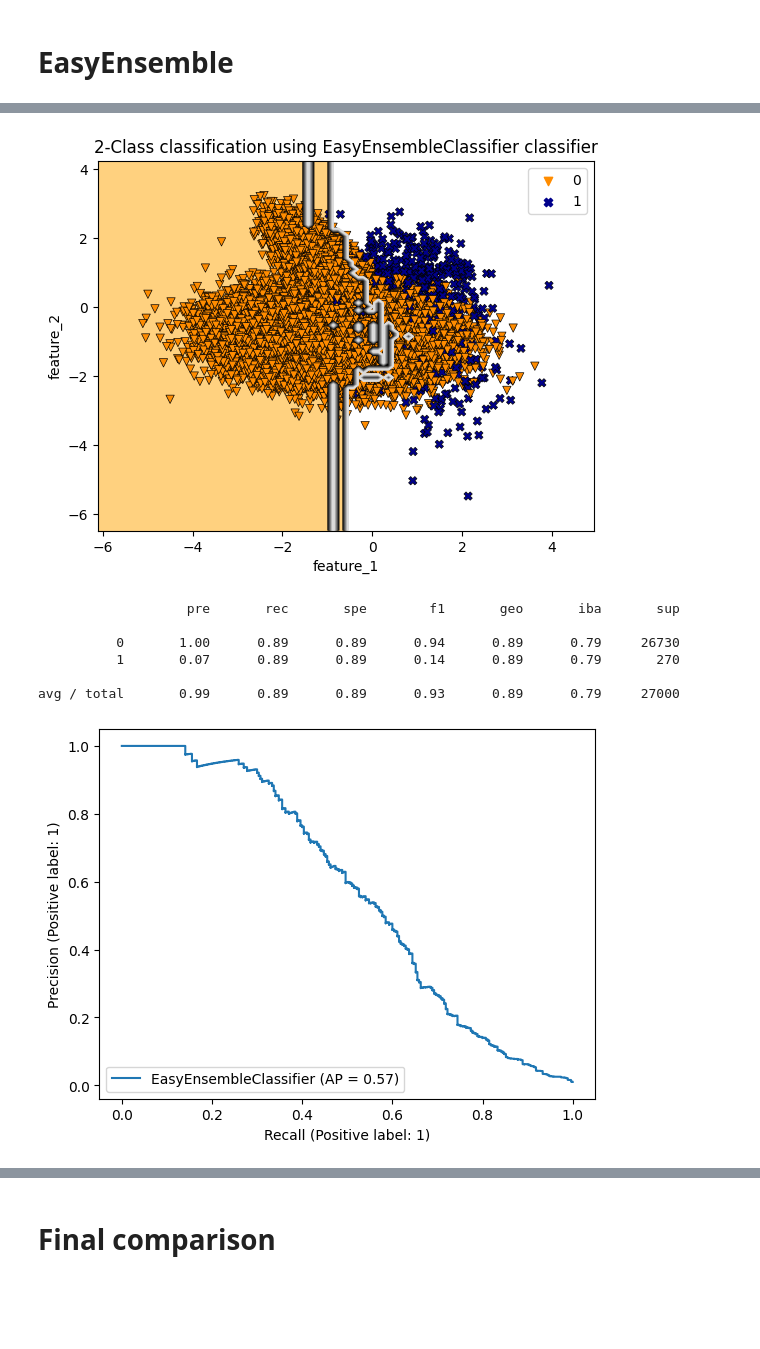
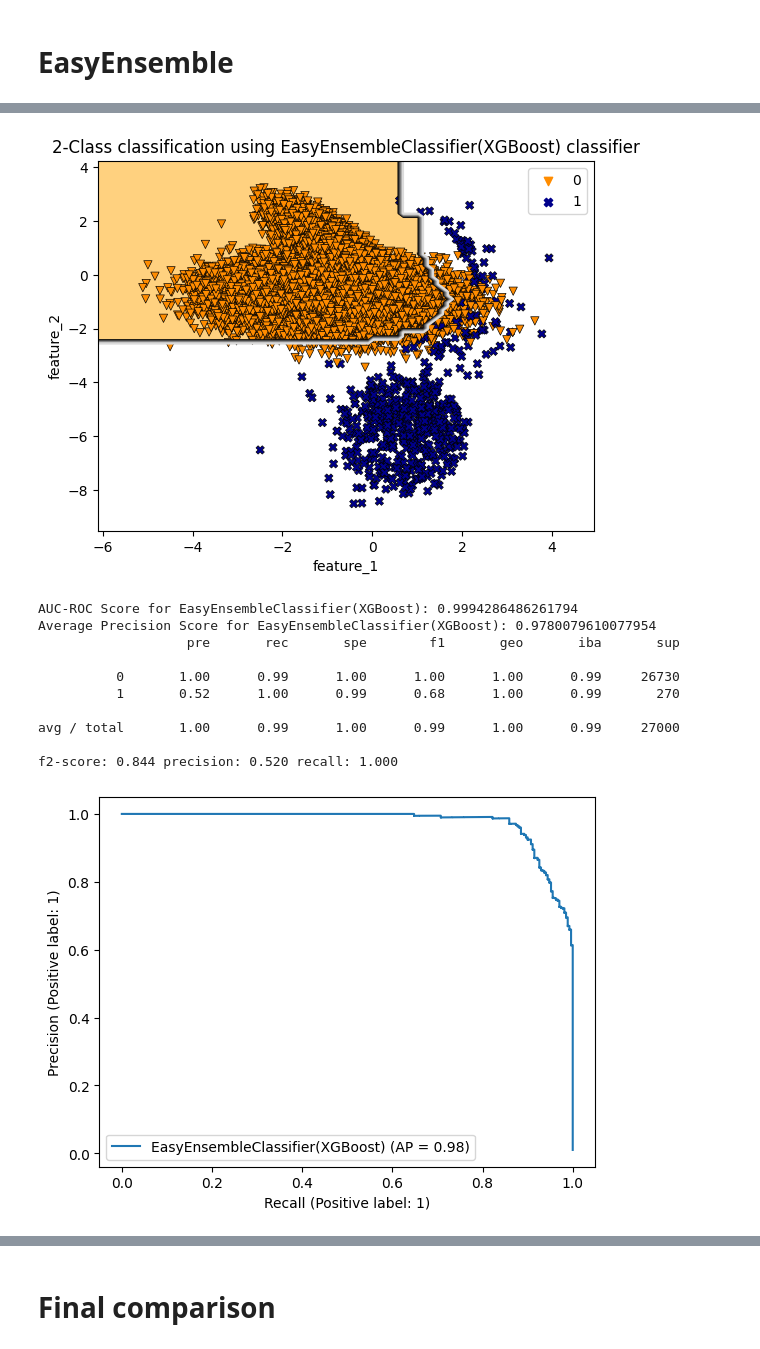
Before and after one commit to PacktPublishing/Machine-Learning-for-Imbalanced-Data, a Jupyter notebook: chapter04/Code_ensemble_methods_used_in_chapter_4_docx.ipynb, the cells around one changed output, grey strips where cells are left out. Cells and saved outputs as stored; diff of their text form; code cells hidden in the pictures; blank space fills up the shorter version.

```diff
--- a/chapter04/Code_ensemble_methods_used_in_chapter_4_docx.ipynb
+++ b/chapter04/Code_ensemble_methods_used_in_chapter_4_docx.ipynb
@@ -75,6 +97,8 @@ X, y = make_classification(n_samples=90000, n_features=2,
                           n_clusters_per_class=2, class_sep=0.89,
                           weights=[0.99], random_state=81)
 
+X = remove_overlapping(X)
+
 X_train, X_test, y_train, y_test = train_test_split(X, y, test_size = 0.3, random_state = 0, stratify=y)
 
 print('y_train: ', Counter(y_train))
@@ -314,7 +518,16 @@ plt.show()
 
 PrecisionRecallDisplay.from_estimator(easyensemble_clf, X_test, y_test, ax = plt.gca(),name = "EasyEnsembleClassifier")
 
+roc_auc_easyensemble = roc_auc_score(y_test, y_pred_proba)
+print(f"AUC-ROC Score for EasyEnsembleClassifier: {roc_auc_easyensemble}")
+
+y_pred_proba = easyensemble_clf.predict_proba(X_test)[:, 1]
+avg_precision_easyensemble = average_precision_score(y_test, y_pred_proba)
+print(f"Average Precision Score for EasyEnsembleClassifier: {avg_precision_easyensemble}")
 
 y_pred = easyensemble_clf.predict(X_test)
 print(classification_report_imbalanced(y_test, y_pred))
+
+f2_easyensemble, precision_val_easyensemble, recall_val_easyensemble =  compute_scores(easyensemble_clf, X_test, y_test)
+print(f"f2-score: {f2_easyensemble:.3f}", f"precision: {precision_val_easyensemble:.3f}", f"recall: {recall_val_easyensemble:.3f}")
 # %% [output]
@@ -329,30 +546,43 @@ avg / total       0.99      0.87      0.91      0.92      0.89      0.79     270
 # %%
 from imblearn.ensemble import EasyEnsembleClassifier
 import xgboost as xgb
 from sklearn.metrics import RocCurveDisplay
 
 easyensemble_clf = EasyEnsembleClassifier(n_estimators=20,
                                           random_state=42,
                                           estimator=xgb.XGBClassifier(objective="binary:logistic",random_state=42))\
                                           .fit(X_train, y_train)
 
-plot_decision_boundary(X_train, y_train, easyensemble_clf, 'EasyEnsembleClassifier')
+plot_decision_boundary(X_train, y_train, easyensemble_clf, 'EasyEnsembleClassifier(XGBoost)')
 plt.show()
 
-PrecisionRecallDisplay.from_estimator(easyensemble_clf, X_test, y_test, ax = plt.gca(),name = "EasyEnsembleClassifier")
+PrecisionRecallDisplay.from_estimator(easyensemble_clf, X_test, y_test, ax = plt.gca(),name = "EasyEnsembleClassifier(XGBoost)")
 
+roc_auc_easyensemble_xgboost = roc_auc_score(y_test, y_pred_proba)
+print(f"AUC-ROC Score for EasyEnsembleClassifier(XGBoost): {roc_auc_easyensemble_xgboost}")
+
+y_pred_proba = adaboost_clf.predict_proba(X_test)[:, 1]
+avg_precision_easyensemble_xgboost = average_precision_score(y_test, y_pred_proba)
+print(f"Average Precision Score for EasyEnsembleClassifier(XGBoost): {avg_precision_easyensemble_xgboost}")
 
 y_pred = easyensemble_clf.predict(X_test)
 print(classification_report_imbalanced(y_test, y_pred))
+
+f2_easyensemble_xgboost, precision_val_easyensemble_xgboost, recall_val_easyensemble_xgboost =  compute_scores(easyensemble_clf, X_test, y_test)
+print(f"f2-score: {f2_easyensemble_xgboost:.3f}", f"precision: {precision_val_easyensemble_xgboost:.3f}", f"recall: {recall_val_easyensemble_xgboost:.3f}")
 # %% [output]
-[figure, old version]
+[figure, new version]
+AUC-ROC Score for EasyEnsembleClassifier(XGBoost): 0.9994286486261794
+Average Precision Score for EasyEnsembleClassifier(XGBoost): 0.9780079610077954
                    pre       rec       spe        f1       geo       iba       sup
 
-          0       1.00      0.89      0.89      0.94      0.89      0.79     26730
-          1       0.07      0.89      0.89      0.14      0.89      0.79       270
+          0       1.00      0.99      1.00      1.00      1.00      0.99     26730
+          1       0.52      1.00      0.99      0.68      1.00      0.99       270
 
-avg / total       0.99      0.89      0.89      0.93      0.89      0.79     27000
+avg / total       1.00      0.99      1.00      0.99      1.00      0.99     27000
+
+f2-score: 0.844 precision: 0.520 recall: 1.000
-[figure, old version]
+[figure, new version]
 # %%
 from imblearn.ensemble import EasyEnsembleClassifier
 import xgboost as xgb
```
Also changed, not shown: parts of 26 cells of this notebook, 1 other file.
